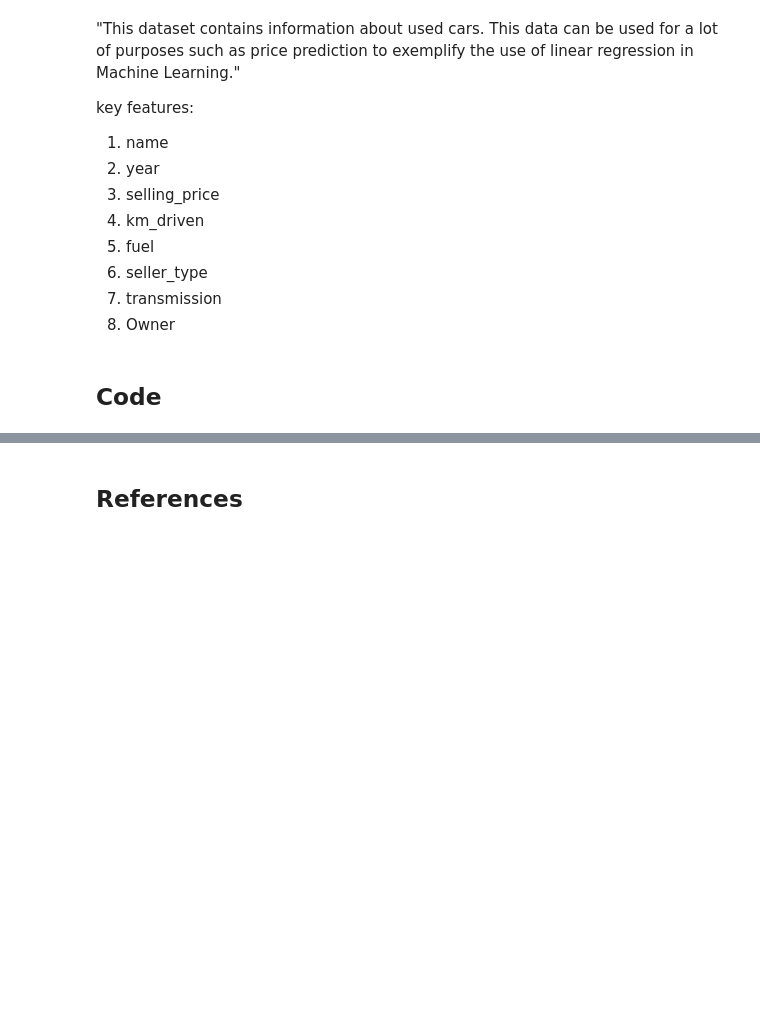
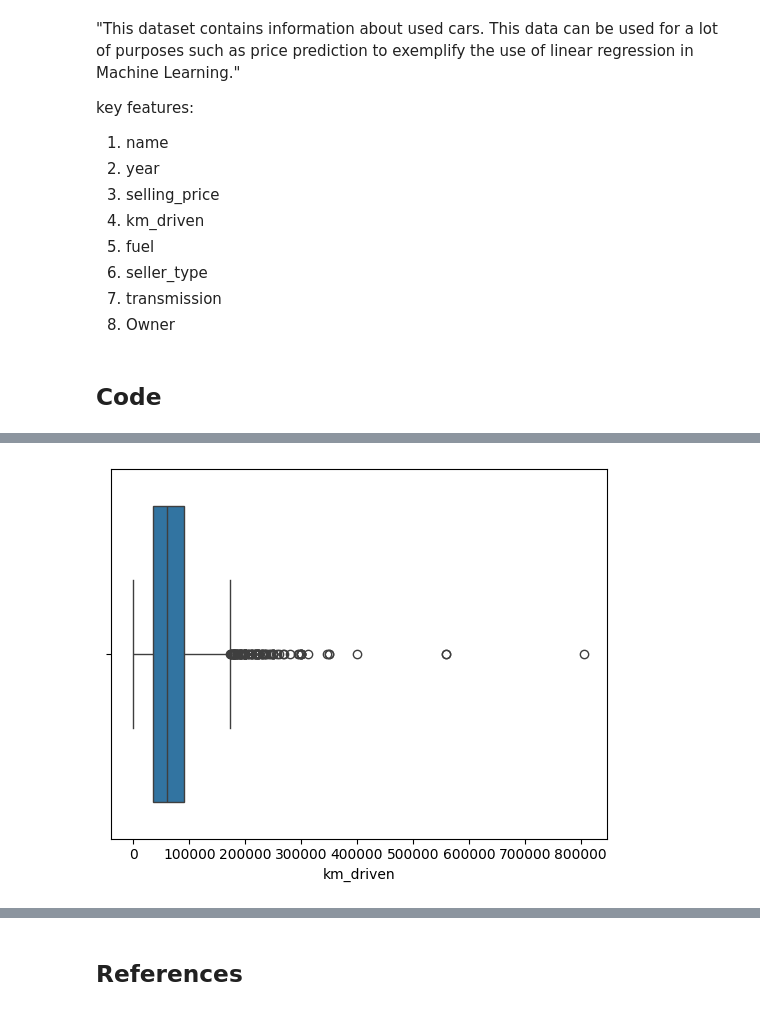
Before and after one commit to jvdlopes/CSI4142_A3, a Jupyter notebook: d1.ipynb, the cells around one changed output, grey strips where cells are left out. Saved outputs shown, nothing was run; the diff lists cells and outputs as text; code cells hidden in the pictures; blank space fills up the shorter version.

```diff
--- a/d1.ipynb
+++ b/d1.ipynb
@@ -58,0 +61,4 @@ Name: fuel_Diesel, Length: 4340, dtype: bool
+# %%
+kmDriven = sns.boxplot(df,x="km_driven")
+# %% [output]
+[figure, added]
```
Also changed, not shown: parts of 19 cells of this notebook.
